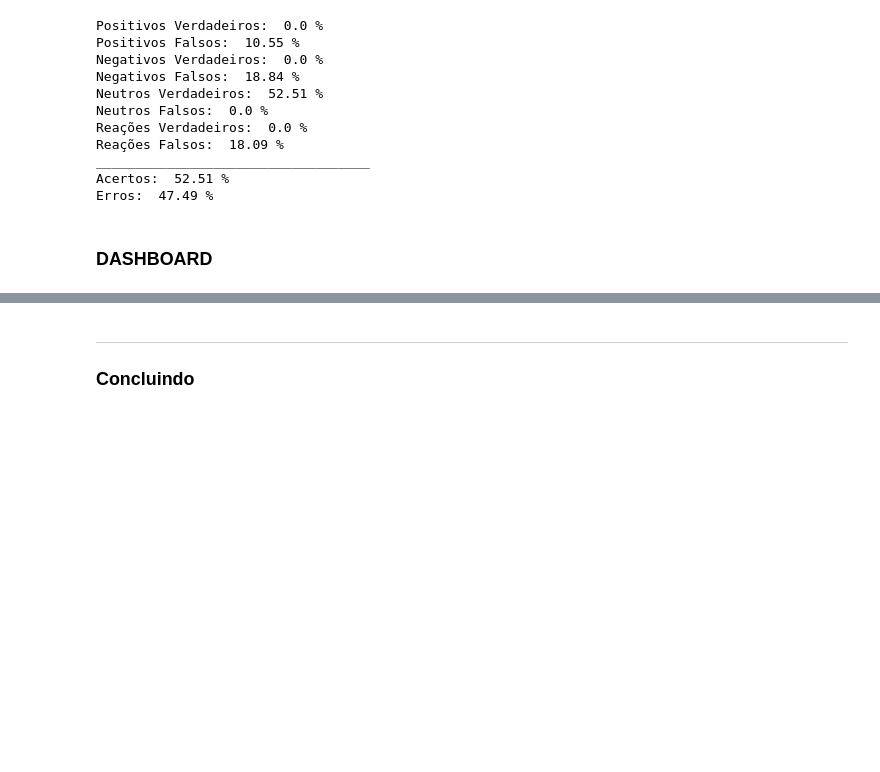
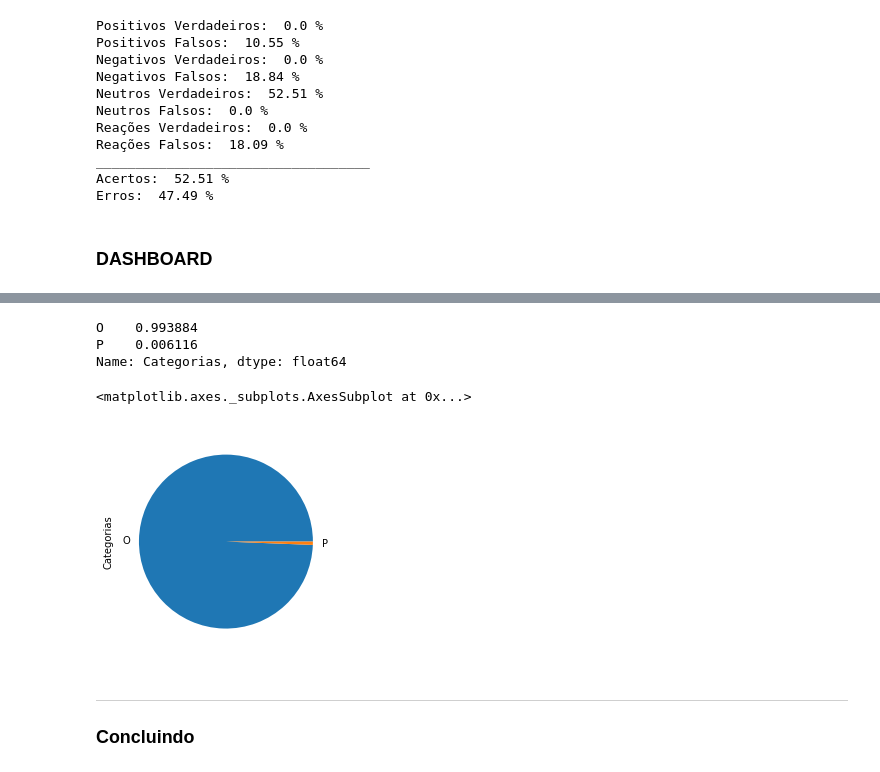
Before and after one commit to sophiaks/Naive-Bayes-Classifier, a Jupyter notebook: layout_2.ipynb, the cells around one changed output, grey strips where cells are left out. Cells and saved outputs as stored; diff of their text form; code cells hidden in the pictures; blank space fills up the shorter version.

```diff
--- a/layout_2.ipynb
+++ b/layout_2.ipynb
@@ -67,7 +67,7 @@ with open('auth.pass') as fp:
 
 #Configurando a biblioteca. Não modificar
 auth = tweepy.OAuthHandler(data['consumer_key'], data['consumer_secret'])
-# auth.set_access_token(data['access_token'], data['access_token_secret'])
+auth.set_access_token(data['access_token'], data['access_token_secret'])
 # %% [markdown]
 ### ETAPA 3 - Escolha de um produto e coleta das mensagens
 # %% [markdown]
@@ -651,3 +696,14 @@ for e in range(3):
+# %%
+df_teste.Categorias.value_counts(True)
+# %% [output]
+O    0.993884
+P    0.006116
+Name: Categorias, dtype: float64
+# %%
+df_teste.Categorias.value_counts(True).plot(kind='pie',legend=False)
+# %% [output]
+<matplotlib.axes._subplots.AxesSubplot at 0x...>
+[figure, added]
 # %% [markdown]
 ___
 ### Concluindo
```
Also changed, not shown: parts of 8 cells of this notebook.
